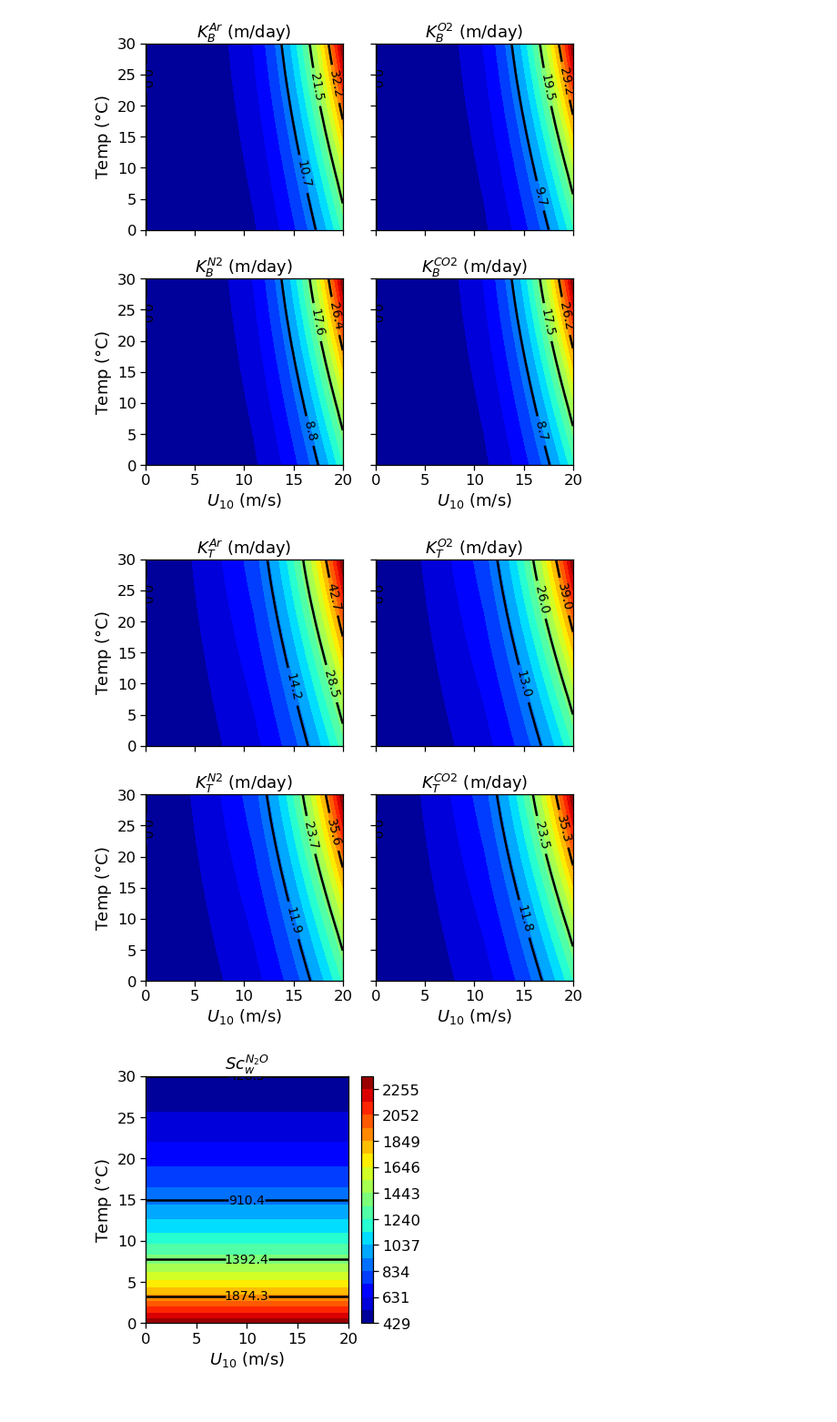
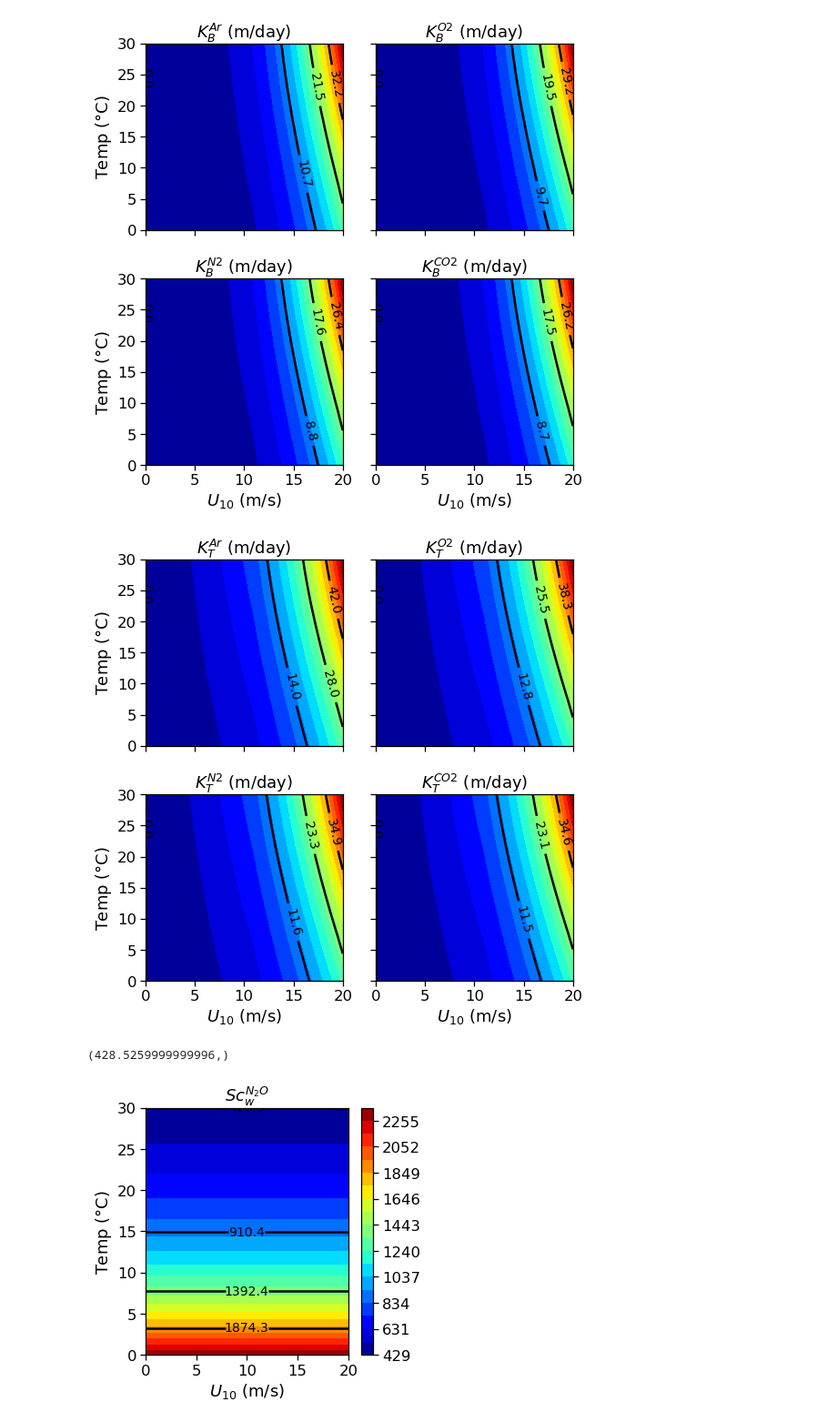
Before and after one commit to boom-lab/gasex-python, a Jupyter notebook: test functions.ipynb, the cells around one changed output. Shown at 91% size. Cells and saved outputs as stored; diff of their text form; code cells hidden in the pictures.

```diff
--- a/test functions.ipynb
+++ b/test functions.ipynb
@@ -1776,7 +1926,7 @@ for i in range(len(gases)):
     z = np.zeros((Ny, Nx))
     for j in range(Nx):
         for k in range(Ny):
-            (rwt, rat) = rwtat(1e-6,x[j],35,y[k],gas=gases[i], chi_atm = chivals[i], air_temperature=y[k], calculate_Sca=True)
+            (rwt, rat) = rwtat(1e-6,x[j],35,y[k],gas=gases[i], chi_atm = chivals[i], air_temperature=y[k], calculate_schmidtair=True)
             z[k,j] = rwt
     zlevs = np.linspace(np.nanmin(z), np.nanmax(z), 20)
     contourlevs = np.linspace(np.nanmin(z), np.nanmax(z), 5)
@@ -1818,7 +1968,7 @@ for i in range(len(gases)):
     z = np.zeros((Ny, Nx))
     for j in range(Nx):
         for k in range(Ny):
-            (rwt, rat) = rwtat(1e-6,x[j],35,y[k],gas=gases[i], chi_atm = chivals[i], air_temperature=y[k], calculate_Sca=True)
+            (rwt, rat) = rwtat(1e-6,x[j],35,y[k],gas=gases[i], chi_atm = chivals[i], air_temperature=y[k], calculate_schmidtair=True)
             z[k,j] = rat
     zlevs = np.linspace(np.nanmin(z), np.nanmax(z), 20)
     contourlevs = np.linspace(np.nanmin(z), np.nanmax(z), 5)
@@ -1901,7 +2051,8 @@ for i in range(len(gases)):
     z = np.zeros((Ny, Nx))
     for j in range(Nx):
         for k in range(Ny):
-            Fd,Fc,Fp,Deq,Ks,Kt,ScW,Geq = L13(1e-6,x[j],35,y[k],gas=gases[i], chi_atm = chivals[i], air_temperature=y[k], calculate_Sca=True)
+            (Ks,) = L13(1e-6,x[j],35,y[k],gas=gases[i], chi_atm = chivals[i], air_temperature=y[k], calculate_schmidtair=True,
+                                            return_vars = 'Ks')
             z[k,j] = Ks*86400
     zlevs = np.linspace(np.nanmin(z), np.nanmax(z), 20)
     contourlevs = np.linspace(np.nanmin(z), np.nanmax(z), 5)
@@ -1942,7 +2093,8 @@ for i in range(len(gases)):
     z = np.zeros((Ny, Nx))
     for j in range(Nx):
         for k in range(Ny):
-            Fd,Fc,Fp,Deq,Ks,Kt,ScW,Geq = L13(1e-6,x[j],35,y[k],gas=gases[i], chi_atm = chivals[i], air_temperature=y[k], calculate_Sca=True)
+            (Ks,Kt) = L13(1e-6,x[j],35,y[k],gas=gases[i], chi_atm = chivals[i], air_temperature=y[k], calculate_schmidtair=True,
+                                            return_vars = ['Ks', 'Kt'])
             z[k,j] = (Kt - Ks)*86400
     zlevs = np.linspace(np.nanmin(z), np.nanmax(z), 20)
     contourlevs = np.linspace(np.nanmin(z), np.nanmax(z), 5)
@@ -1972,35 +2124,41 @@ ymax = 30
 dy = 0.5
 y = np.arange(ymin, ymax+dy, dy)
 Ny = y.size
 
 x_mesh, y_mesh = np.meshgrid(x, y)
 
 gases = ['Ar', 'O2', 'N2', 'CO2']
 chivals = [None, None, None, 421e-6]
 fig, axes = plt.subplots(2,2, figsize = (8,8), sharex=True, sharey=True)
 for i in range(len(gases)):
 
     z = np.zeros((Ny, Nx))
     for j in range(Nx):
         for k in range(Ny):
-            Fd,Fc,Fp,Deq,Ks,Kt,ScW,Geq = L13(1e-6,x[j],35,y[k],gas=gases[i], chi_atm = chivals[i], air_temperature=y[k], calculate_Sca=True)
+            (Kt,) = L13(1e-6,x[j],35,y[k],gas=gases[i], chi_atm = chivals[i], air_temperature=y[k], calculate_schmidtair=True,
+                                            return_vars = 'Kt')
             z[k,j] = Kt*86400
     zlevs = np.linspace(np.nanmin(z), np.nanmax(z), 20)
     contourlevs = np.linspace(np.nanmin(z), np.nanmax(z), 5)
 
     ax = axes[i//2, i%2]
     cf = ax.contourf(x_mesh, y_mesh, z, zlevs, cmap = "jet")#, vmin=0, vmax = 6)
     CS = ax.contour(x_mesh, y_mesh, z, contourlevs, colors='k')
     ax.clabel(CS, fmt = '%.1f', colors = 'k', fontsize=14)
     ax.set_title(fr"$K_T^{{{gases[i]}}}$ (m/day)")
     if i // 2 == 1:
         ax.set_xlabel("$U_{10}$ (m/s)")
     if i % 2 == 0:
         ax.set_ylabel("Temp ($\degree$C)")
 
 plt.tight_layout()
 # %% [output]
-[figure, old version]
+[figure, new version]
+# %%
+L13(1e-6,x[j],35,y[k],gas='N2O', chi_atm=338e-9, air_temperature=y[k], calculate_schmidtair=True,
+                                        return_vars = ['ScW'])
+# %% [output]
+(428.5259999999996,)
 # %%
 xmin = 0
 xmax = 20
```
Also changed, not shown: parts of 94 cells of this notebook, 5 other files.
